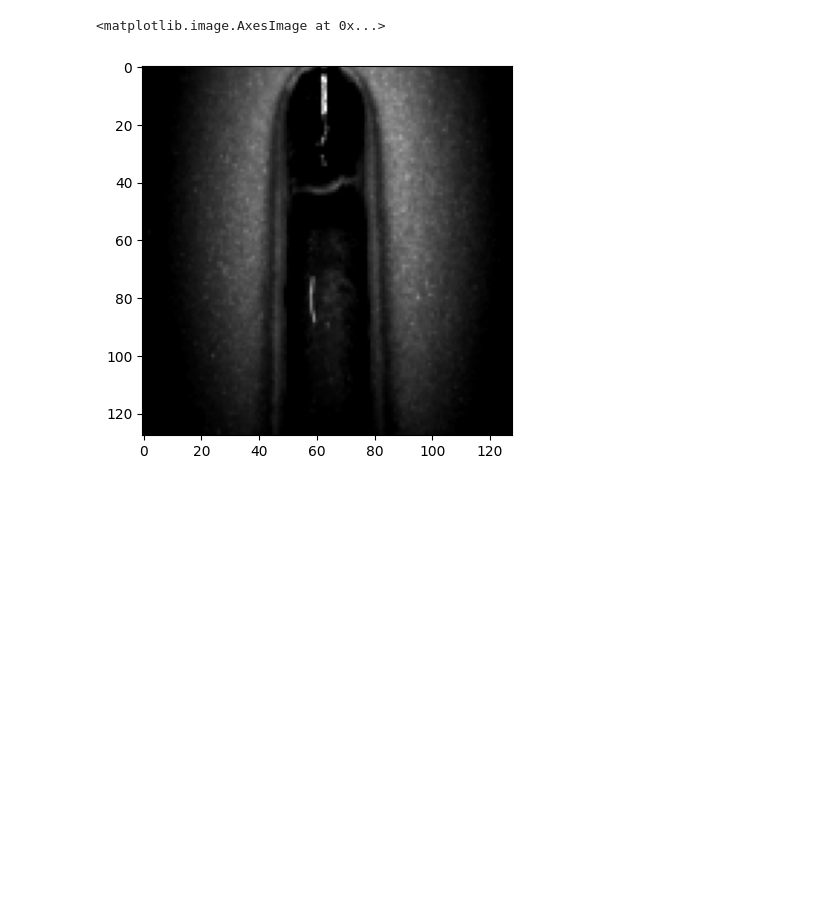
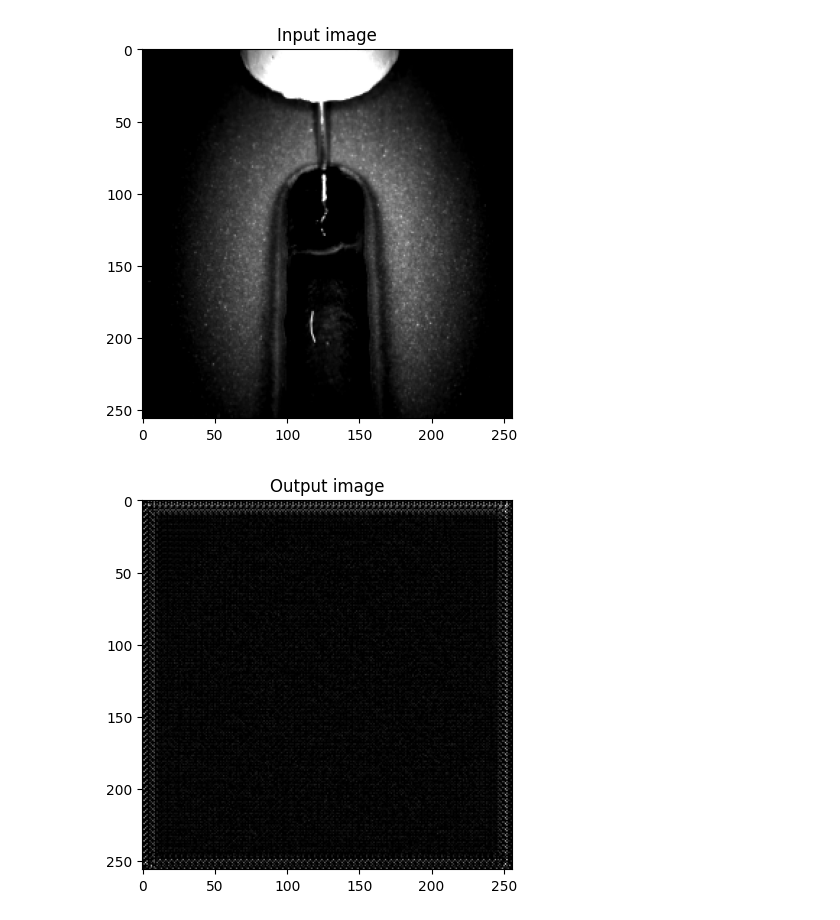
Before and after one commit to albers-btu/WAAMAnomalyDetection, a Jupyter notebook: notebooks/VQVCAE_20251202.ipynb, the cells around one changed output. Saved outputs shown, nothing was run; the diff lists cells and outputs as text; code cells hidden in the pictures; blank space fills up the shorter version.

```diff
--- a/notebooks/VQVCAE_20251202.ipynb
+++ b/notebooks/VQVCAE_20251202.ipynb
@@ -209,17 +199,20 @@ class VQVCAE(nn.Module):
         return x_recon, vq_loss, indices
 # %%
 # Model Hyperparameters
-input_channels = 1      # RGB images
-num_hiddens = 128       # Feature map size (D) - Divisible by 8 (NUM_GROUPS)
+input_channels = 1 # RGB images
+num_hiddens = 128 # Feature map size (D) - Divisible by 8 (NUM_GROUPS)
 num_residual_layers = 2
 num_embeddings = 512
-embedding_dim = 64      # Dimension of codebook vectors
+embedding_dim = 64 # Dimension of codebook vectors
+batch_size = 128
+height = 256
+width = 256
 
 # Create model instance
 model = VQVCAE(input_channels, num_hiddens, num_residual_layers, num_embeddings, embedding_dim)
 
-# Dummy Input (Batch size 4, 1 channels, 128x128 image)
-dummy_input = torch.randn(128, 1, 128, 126)
+# Dummy Input
+dummy_input = torch.randn(batch_size, input_channels, height, width)
 
 # Run forward pass (This will now run without GroupNorm errors)
 output, vq_loss, indices = model(dummy_input)
@@ -507,31 +473,33 @@ final_test_loss = test_model(
 # %%
 model.eval()
-from torchvision.transforms import v2
+test_image_in = Image.open("test_anomaly.jpg")
+test_image_in = transform(test_image_in)
 
-# Use the same transforms as training:
-transform = v2.Compose([
-    TopCrop(350),
-    v2.Grayscale(num_output_channels=1),
-    v2.Resize((128, 128)),
-    v2.ColorJitter(contrast=(2.0, 2.0)), # If used during training
-    v2.ToImage(),
-    v2.ToDtype(torch.float32, scale=True)
-])
+test_tensor_in = test_image_in.unsqueeze(0) # Shape: [1, 1, width, height]
+test_tensor_in = test_tensor_in.to(device)
 
-# Assume 'pil_image' is your single input image (e.g., loaded via PIL.Image.open)
-pil_image = Image.open("test_anomaly.jpg")
+with torch.no_grad():
+    test_tensor_out, vq_loss, indices = model(test_tensor_in)
+test_image_out = test_tensor_out.squeeze(0) # Shape: [1, 128, 128]
+test_image_out = test_image_out.cpu()
 
-# 1. Apply the transformation
-transformed_image = transform(pil_image) # Shape: [1, 128, 128] (C, H, W)
+test_image_diff = np.square(test_image_in.permute(1,2,0).numpy().squeeze() - test_image_out.permute(1,2,0).numpy().squeeze())
 
-# 2. Add the Batch Dimension (B=1)
-# The model expects a 4D tensor (Batch, Channels, Height, Width)
-input_tensor = transformed_image.unsqueeze(0) # Shape: [1, 1, 128, 128]
+plt.title("Input image")
+plt.imshow(test_image_in.permute(1, 2, 0).numpy().squeeze(), cmap="gray")
+plt.show()
+plt.title("Output image")
+plt.imshow(test_image_out.permute(1, 2, 0).numpy().squeeze(), cmap="gray")
+plt.show()
+plt.title("Difference image")
+plt.imshow(test_image_diff, cmap="gray")
+plt.show()
 
-# 3. Move the tensor to the correct device
-input_tensor = input_tensor.to(device)
-
-plt.imshow(transformed_image.permute(1, 2, 0).numpy().squeeze(), cmap="gray")
+xx, yy = np.meshgrid(np.arange(height), np.arange(width))
+fig = plt.figure()
+ax = fig.add_subplot(111, projection="3d")
+surf = ax.plot_surface(xx, yy, test_image_diff, cmap="viridis", linewidth=0, antialiased=False)
+plt.show()
 # %% [output]
-<matplotlib.image.AxesImage at 0x...>
-[figure, old version]
+[figure, new version]
+[figure, added]
```
Also changed, not shown: parts of 16 cells of this notebook, 2 other files.
